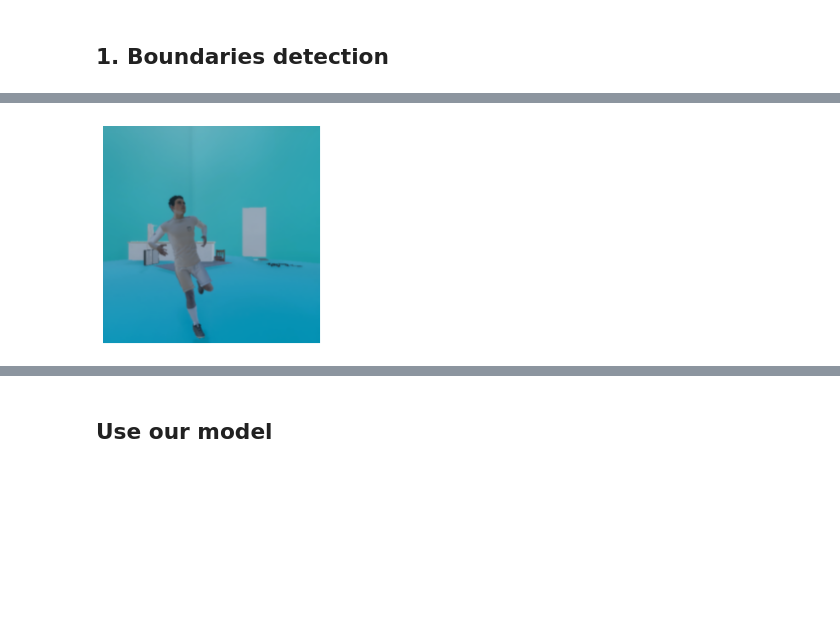
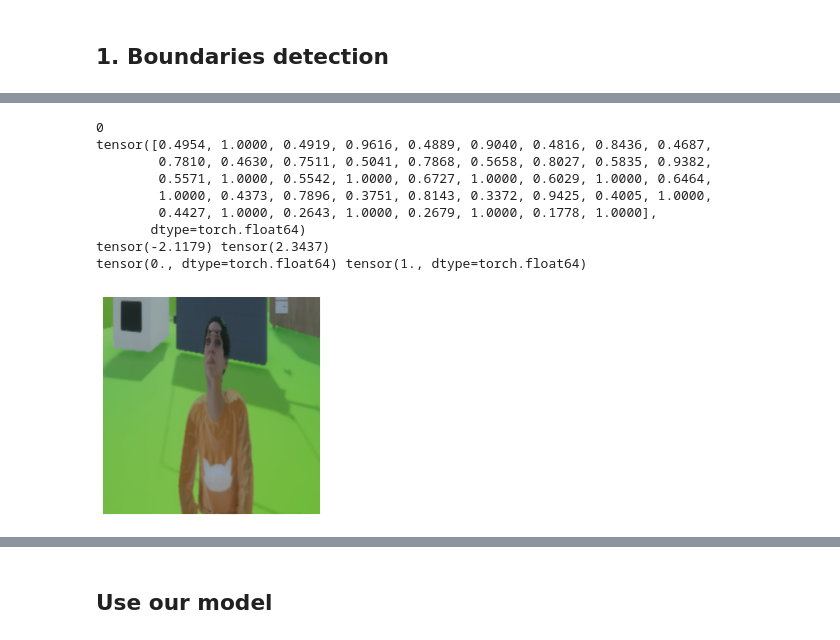
Before and after one commit to spykecb/motion-tracker, a Jupyter notebook: Motion Tracker.ipynb, the cells around one changed output, grey strips where cells are left out. Cells and saved outputs as stored; diff of their text form; code cells hidden in the pictures; blank space fills up the shorter version.

```diff
--- a/Motion Tracker.ipynb
+++ b/Motion Tracker.ipynb
@@ -66,8 +66,8 @@ inp, output = next(iter(trainloader))
 ## Prepare neural network model
 # %%
 device = 'cuda'
-bmodel = BoundingBoxFinder(img_width, device)
-model = PositionFinder(img_width, device)
+bmodel = BoundingBoxFinder(img_width)
+model = PositionFinder(img_width)
 print(model)
 # %% [output]
 PositionFinder(
@@ -168,7 +168,7 @@ from torch import optim, nn
 # PATH = 'bmodel.m'
 # torch.save(bmodel.state_dict(), PATH)
 # %%
-bmodel = BoundingBoxFinder(img_width, device)
+bmodel = BoundingBoxFinder(img_width)
 bmodel.load_state_dict(torch.load('bmodel.m'))
 train_transforms = transforms.Compose([
                                        transforms.ToTensor()
@@ -182,13 +182,4 @@ trainloader = DataLoader(motions, batch_size=16, shuffle=False)
 bboxes = []
 bmodel.to(device)
 
-with torch.no_grad():
-     for inp, output in trainloader:
-#         logps = bmodel.forward(inp["images"])
-#         logps_denormalized = logps
-        #CHEATING
-        logps_denormalized = output["boundaries"]
-
-        bboxes.extend(logps_denormalized.cpu().numpy())
-
 # transforms.functional.crop(img: torch.Tensor, top: int, left: int, height: int, width: int)
@@ -195,21 +196,33 @@ with torch.no_grad():
 # %%
 from model import MotionDataset
 train_transforms = transforms.Compose([
                                        transforms.Resize((img_width,img_width)),
                                        transforms.ToTensor()
                                        ,transforms.Normalize([0.485, 0.456, 0.406],
                                                              [0.229, 0.224, 0.225])
                                       ])
-motions = MotionDataset('train/input.csv', 'train', train_transforms, minmax, minmax_z, bboxes)
+print(len(bboxes))
+motions = MotionDataset('train/input.csv', 'train', train_transforms, minmax, minmax_z, bmodel=bmodel)
 trainloader = DataLoader(motions, batch_size=16, shuffle=True)
 inp, output = next(iter(trainloader))
-helper.imshow(inp["images"][0])
+helper.imshow(inp["images"][15])
+print(output["positions"][15])
+print(inp["images"].min(), inp["images"].max())
+print(output["positions"].min(), output["positions"].max())
 
-
-motions_test = MotionDataset('test/input.csv', 'test', test_transforms, minmax, minmax_z, bboxes)
+motions_test = MotionDataset('test/input.csv', 'test', test_transforms, minmax, minmax_z, bmodel=bmodel)
 testloader = torch.utils.data.DataLoader(motions_test, batch_size=16, shuffle=True)
 # %% [output]
+0
+tensor([0.4954, 1.0000, 0.4919, 0.9616, 0.4889, 0.9040, 0.4816, 0.8436, 0.4687,
+        0.7810, 0.4630, 0.7511, 0.5041, 0.7868, 0.5658, 0.8027, 0.5835, 0.9382,
+        0.5571, 1.0000, 0.5542, 1.0000, 0.6727, 1.0000, 0.6029, 1.0000, 0.6464,
+        1.0000, 0.4373, 0.7896, 0.3751, 0.8143, 0.3372, 0.9425, 0.4005, 1.0000,
+        0.4427, 1.0000, 0.2643, 1.0000, 0.2679, 1.0000, 0.1778, 1.0000],
+       dtype=torch.float64)
+tensor(-2.1179) tensor(2.3437)
+tensor(0., dtype=torch.float64) tensor(1., dtype=torch.float64)
-[figure, old version]
+[figure, new version]
 # %%
 from torch import optim, nn
 # Optimizers require the parameters to optimize and a learning rate
```
Also changed, not shown: parts of 6 cells of this notebook, 3 other files.
